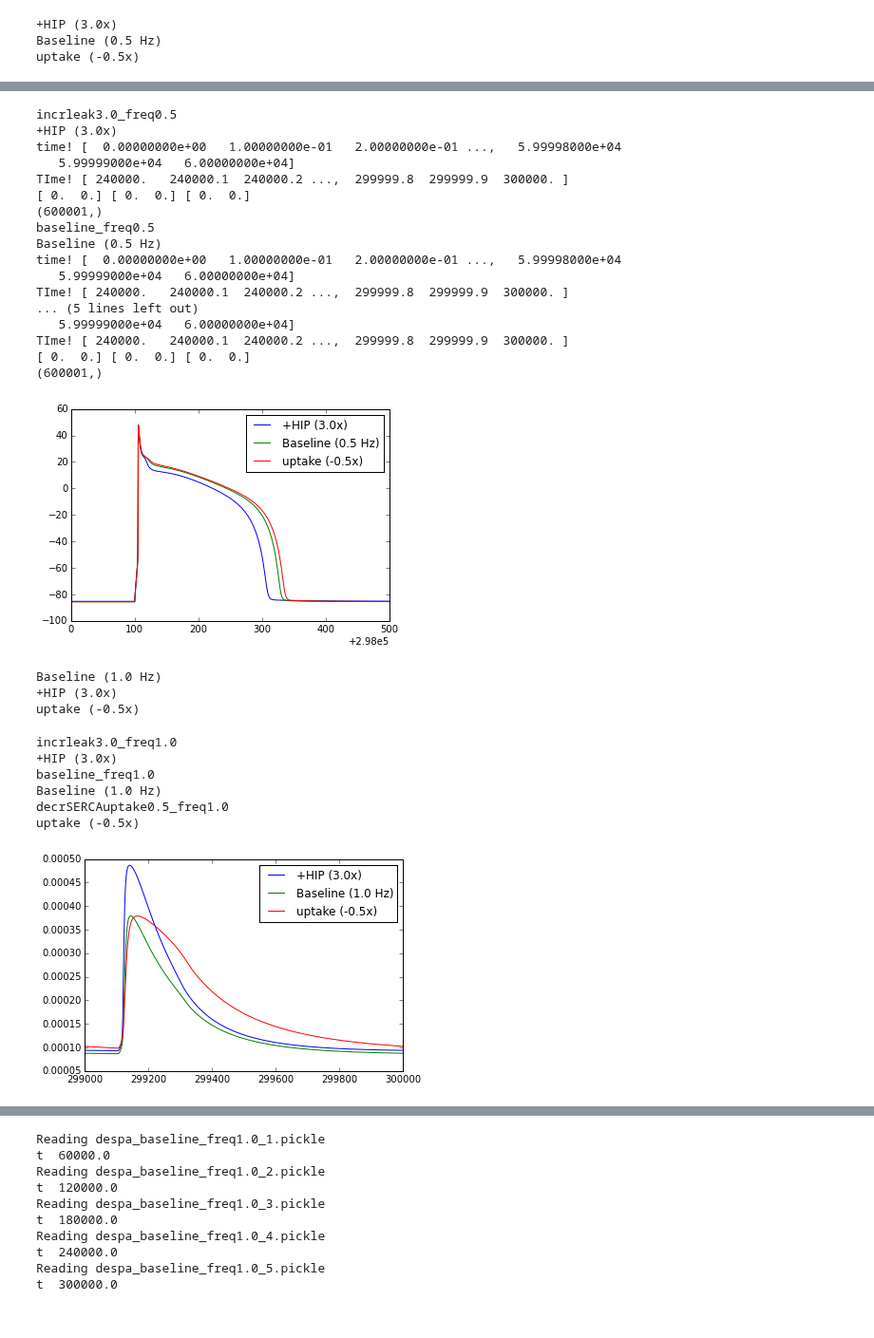
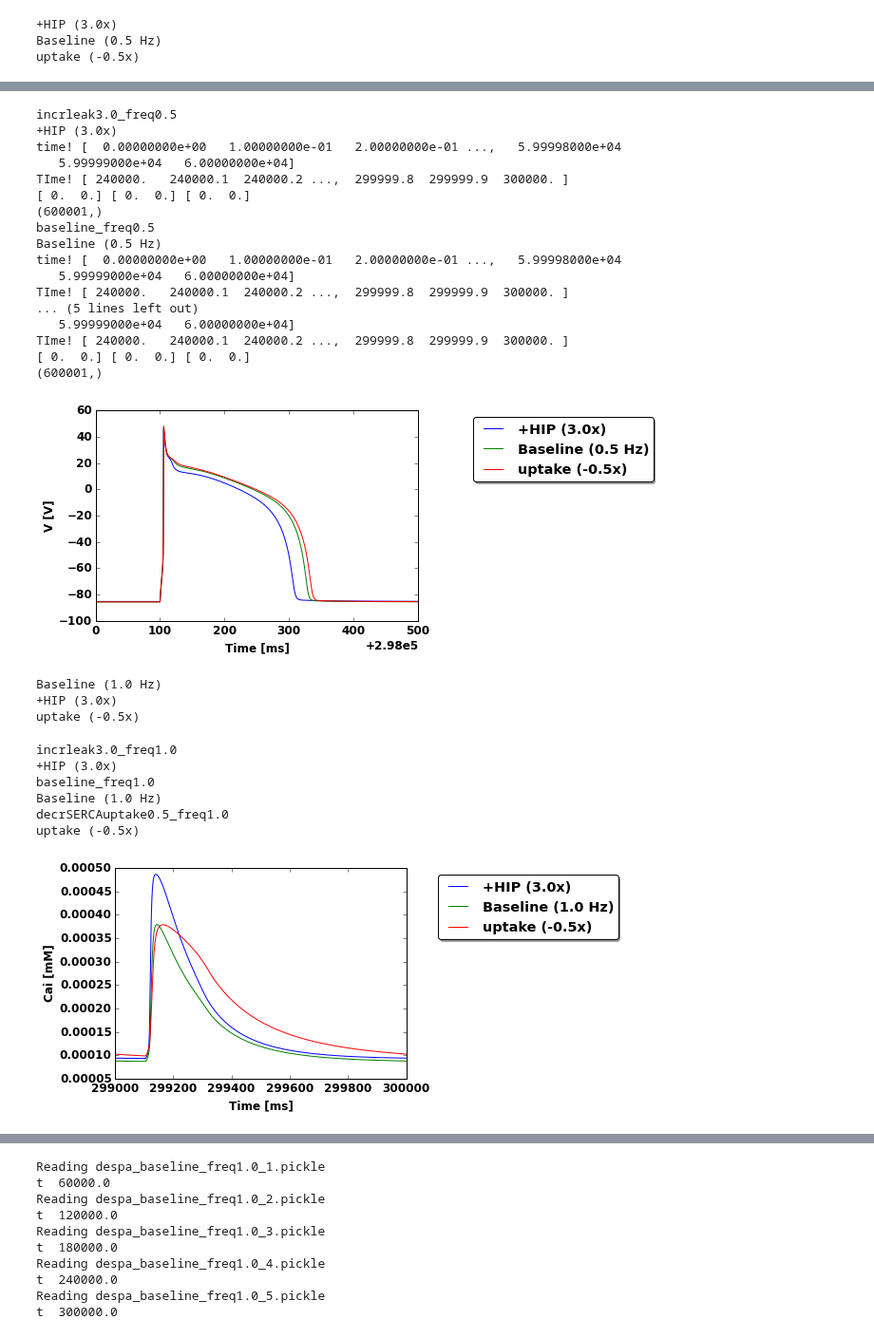
Before and after one commit to huskeypm/wholecell, a Jupyter notebook: despaSweep-paper.ipynb, the cells around one changed output, grey strips where cells are left out. Shown at 95% size. Drawn from its saved outputs; the diff is of its cells as text; code cells hidden in the pictures.

```diff
--- a/despaSweep-paper.ipynb
+++ b/despaSweep-paper.ipynb
@@ -219,17 +114,17 @@ def init(freq_Hz=1.,
     case = Case.Case(tag=tag,label=label,args=args,nIntervals=nIntervals,T=T, name = name)
     caseDict[tag] = case
 
-    tag="decrSERCAuptake%3.1f_leak%3.1f_freq%3.1f"%(uptake,leak,freq_Hz)
-    label="uptake (-%3.1fx)"%uptake
-    name = root+"despa_%s.pickle"%(tag) # filename
-    args = [ # pass in cellml/gotran arguments (eg. in shannon_2004.ode)
-      "-var stim_period %f" % stim_period,
-      "-var V_max_Jpump %f " % (0.0053114*uptake), # 50% of uptake
-      "-var G_CaBk %f " % (0.0002513*leak), # baseline times 3.0
-      "-var G_NaBk %f " % (0.000297*leak) # baseline times 3.0
-      ]
-    case = Case.Case(tag=tag,label=label,args=args,nIntervals=nIntervals,T=T, name = name)
-    caseDict[tag] = case
+#    tag="decrSERCAuptake%3.1f_leak%3.1f_freq%3.1f"%(uptake,leak,freq_Hz)
+#    label="uptake (-%3.1fx)"%uptake
+#    name = root+"despa_%s.pickle"%(tag) # filename
+#    args = [ # pass in cellml/gotran arguments (eg. in shannon_2004.ode)
+#      "-var stim_period %f" % stim_period,
+#      "-var V_max_Jpump %f " % (0.0053114*uptake), # 50% of uptake
+#      "-var G_CaBk %f " % (0.0002513*leak), # baseline times 3.0
+#      "-var G_NaBk %f " % (0.000297*leak) # baseline times 3.0
+#      ]
+#    case = Case.Case(tag=tag,label=label,args=args,nIntervals=nIntervals,T=T, name = name)
+#    caseDict[tag] = case
 
     tag="incrleak%3.1f_freq%3.1f"%(leak,freq_Hz)
     label="+HIP (%3.1fx)"%leak
@@ -442,44 +323,44 @@ for key, case in caseDicti.iteritems():
   print "TIme!", ti
   s = case.data['s']
   s_idx = case.data['s_idx']
 
 
   idx = s_idx.index("V")
   plt.plot(ti,s[:,idx],label=case.label)
- # print s[298e03:,idx]
- # max0_5[i] = np.amax(s[578e3:,idx])
- # min0_5[i] = np.amin(s[578e3:,idx])
- # diff0_5[i] = max0_5[i] - min0_5[i]
+
   print max0_5, min0_5, diff0_5
   i=i+1
   print np.shape(s[:,idx])
 
-#plt.figure()
-#idx = s_idx.index("Nai")
-#plt.plot(t,s[:,idx],label=case.label)
+plt.ylabel("V [V]",**font)
+plt.xlabel("Time [ms]",**font)
 plt.xlim([298e3,298.5e3])
-plt.legend()
-outFile="%s_V.png"%case.name
-plt.gcf().savefig(outFile, dpi=300)
+
+outFile="decrSERCAuptake0.5_freq0.5_V.png"
+
+plt.legend(bbox_to_anchor=(1.75,1.0),fancybox=True, shadow=True)
+plt.tight_layout()
+
+plt.gcf().savefig(outFile,bbox_extra_Artists=(),bbox_inches='tight')
 # %% [output]
 incrleak3.0_freq0.5
 +HIP (3.0x)
 time! [  0.00000000e+00   1.00000000e-01   2.00000000e-01 ...,   5.99998000e+04
    5.99999000e+04   6.00000000e+04]
 TIme! [ 240000.   240000.1  240000.2 ...,  299999.8  299999.9  300000. ]
 [ 0.  0.] [ 0.  0.] [ 0.  0.]
 (600001,)
 baseline_freq0.5
 Baseline (0.5 Hz)
 time! [  0.00000000e+00   1.00000000e-01   2.00000000e-01 ...,   5.99998000e+04
    5.99999000e+04   6.00000000e+04]
 TIme! [ 240000.   240000.1  240000.2 ...,  299999.8  299999.9  300000. ]
 ... (5 lines left out)
    5.99999000e+04   6.00000000e+04]
 TIme! [ 240000.   240000.1  240000.2 ...,  299999.8  299999.9  300000. ]
 [ 0.  0.] [ 0.  0.] [ 0.  0.]
 (600001,)
-[figure, old version]
+[figure, new version]
 # %%
 freqi = "%3.1f"%1.0
 caseDicti = dict()
@@ -511,13 +392,16 @@ for key, case in caseDicti.iteritems():
   plt.plot(ti,s[:,idx],label=case.label)
   i=i+1
 
-#plt.figure()
-#idx = s_idx.index("Nai")
-#plt.plot(t,s[:,idx],label=case.label)
+plt.ylabel("Cai [mM]",**font)
+plt.xlabel("Time [ms]",**font)
 plt.xlim([299e3,300e3])
-plt.legend()
-outFile="%s.png"%case.name
-plt.gcf().savefig(outFile)
+
+outFile="decrSERCAuptake0.5_freq1.0_Cai.png"
+
+plt.legend(bbox_to_anchor=(1.75,1.0),fancybox=True, shadow=True)
+plt.tight_layout()
+
+plt.gcf().savefig(outFile,bbox_extra_Artists=(),bbox_inches='tight')
 # %% [output]
 incrleak3.0_freq1.0
 +HIP (3.0x)
@@ -525,7 +409,7 @@ baseline_freq1.0
 Baseline (1.0 Hz)
 decrSERCAuptake0.5_freq1.0
 uptake (-0.5x)
-[figure, old version]
+[figure, new version]
 # %%
 plt.figure()
 i=0
```
Also changed, not shown: parts of 50 cells of this notebook.
